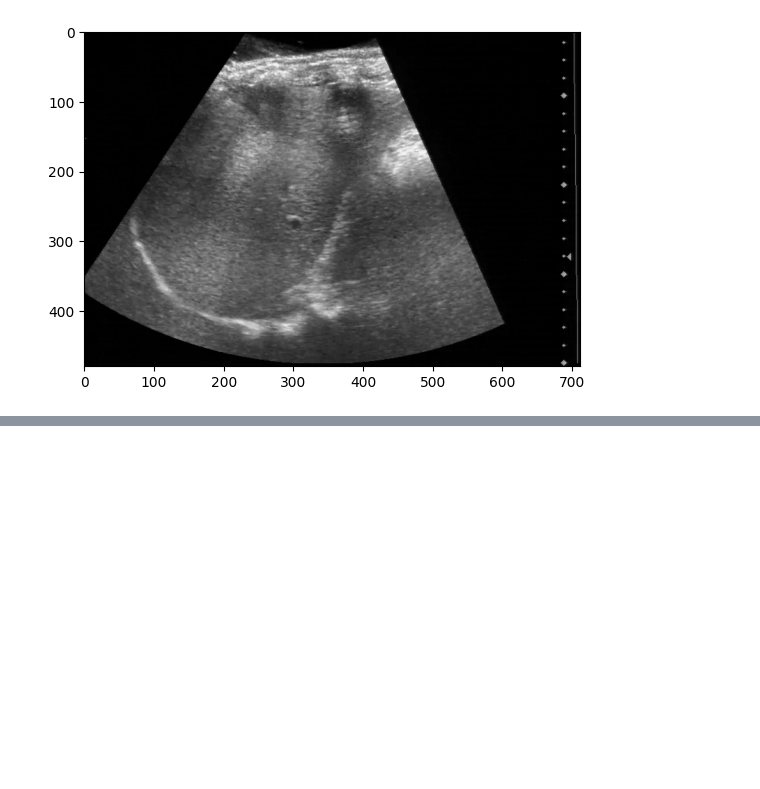
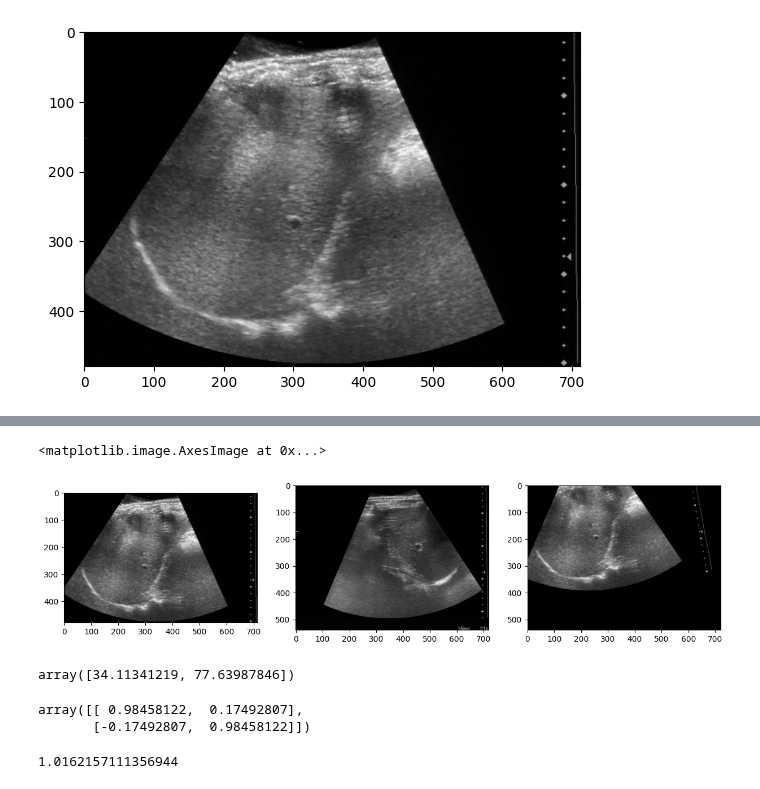
Before and after one commit to markusOlsen1/ModelBasedProject, a Jupyter notebook: main.ipynb, the cells around one changed output, grey strips where cells are left out. Cells and saved outputs as stored; diff of their text form; code cells hidden in the pictures; blank space fills up the shorter version.

Commit message:
sim trans not working

```diff
--- a/main.ipynb
+++ b/main.ipynb
@@ -91,0 +98,9 @@ def simTrans(p,q):
+# %%
+ptsList=[]
+for vidIdx in range(7):
+    plt.imshow(videosList[vidIdx][0]>10,cmap='gray')
+    pts=plt.ginput(4)
+    ptsList.append(np.array(pts))
+    plt.show()
+    plt.close()
+ptsArray = np.array(ptsList)
@@ -91,0 +124,42 @@ def simTrans(p,q):
+# %%
+# Get transformation parameters for the two videos
+R_hat,s_hat,t_hat = simTrans(ptsArray[ref].T,ptsArray[temp].T)
+
+from scipy.ndimage import affine_transform
+def affine_transform_fn(input_array, R_hat,s_hat,t_hat,output_shape):
+    output_array = affine_transform(
+        input_array,
+        s_hat*R_hat,
+        offset=t_hat,
+        output_shape=output_shape,
+        order=1,
+        mode='constant',
+        cval=0.0,
+        prefilter=True
+    )
+    return output_array
+# %%
+transformed_image = affine_transform_fn(videosList[ref][0], R_hat,s_hat,t_hat,videosList[temp][0].shape)
+# %%
+# I will try to transform from video 2 to 1
+# Visualize the first frame of each video
+fig,ax=plt.subplots(1,3,figsize=(15,8))
+ax[0].imshow(videosList[ref][0],cmap='gray')
+ax[1].imshow(videosList[temp][0],cmap='gray')
+ax[2].imshow(transformed_image,cmap='gray')
+# %% [output]
+<matplotlib.image.AxesImage at 0x...>
+[figure, added]
+# %%
+t_hat
+# %% [output]
+array([34.11341219, 77.63987846])
+# %%
+R_hat
+# %% [output]
+array([[ 0.98458122,  0.17492807],
+       [-0.17492807,  0.98458122]])
+# %%
+s_hat
+# %% [output]
+1.0162157111356944
```
Also changed, not shown: parts of 6 cells of this notebook.
